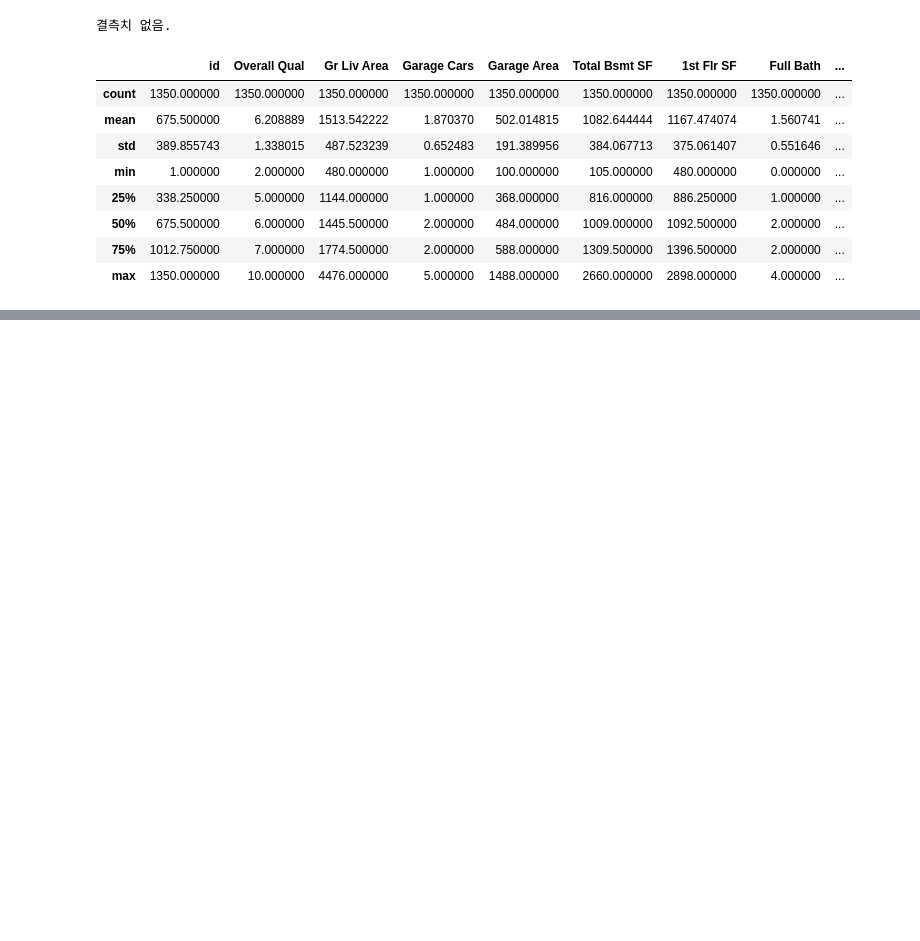
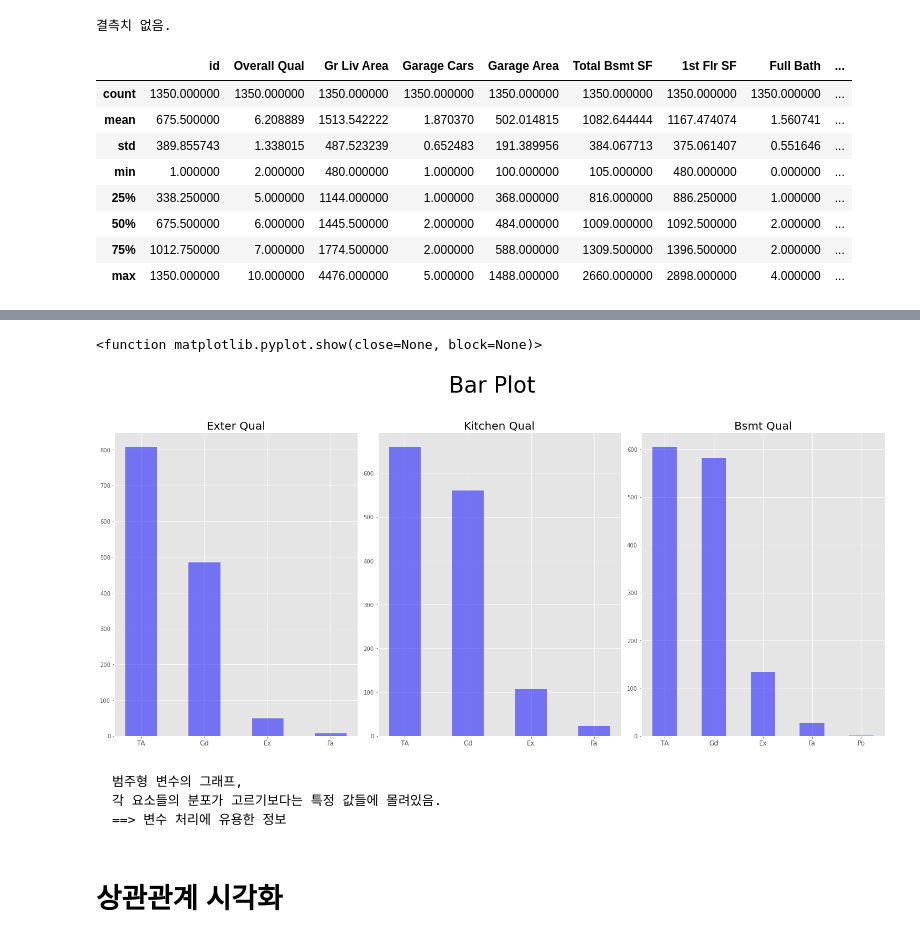
Before and after one commit to GaYounKoh/study, a Jupyter notebook: prac.ipynb, the cells around one changed output, grey strips where cells are left out. Drawn from its saved outputs; the diff is of its cells as text; code cells hidden in the pictures; blank space fills up the shorter version.

````diff
--- a/prac.ipynb
+++ b/prac.ipynb
@@ -278,0 +366,25 @@ train.describe()
+# %%
+# 히스토그램을 사용해서 데이터의 분포 살펴보기
+feature = cat_feat
+_= plt.figure(figsize = (20,10))
+_= plt.suptitle("Bar Plot", fontsize = 40)
+
+for i in range(len(feature)):
+    _= plt.subplot(1,len(feature),i+1)
+    _= plt.title(feature[i], fontsize = 20)
+    temp = train[feature[i]].value_counts()
+    _= plt.bar(temp.keys(), temp.values, width = 0.5, color = 'b', alpha = 0.5)
+    _= plt.xticks(temp.keys(), fontsize = 12)
+_= plt.tight_layout(rect = [0, 0.03, 1, 0.95])
+plt.show
+# %% [output]
+<function matplotlib.pyplot.show(close=None, block=None)>
+[figure, added]
+# %% [markdown]
+```
+범주형 변수의 그래프,
+각 요소들의 분포가 고르기보다는 특정 값들에 몰려있음.
+==> 변수 처리에 유용한 정보
+```
+# %% [markdown]
+# 상관관계 시각화
````
Also changed, not shown: parts of 7 cells of this notebook.
